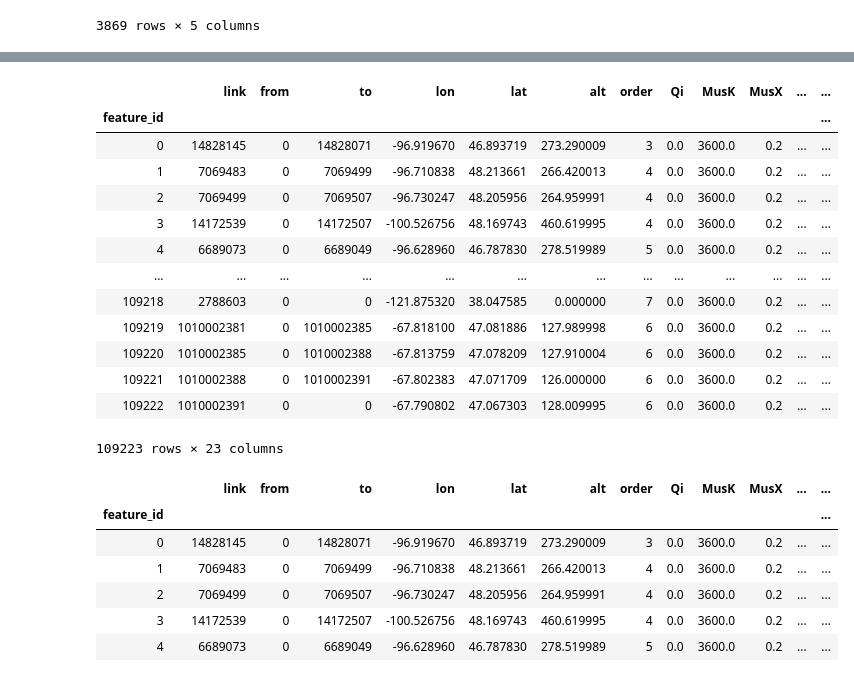
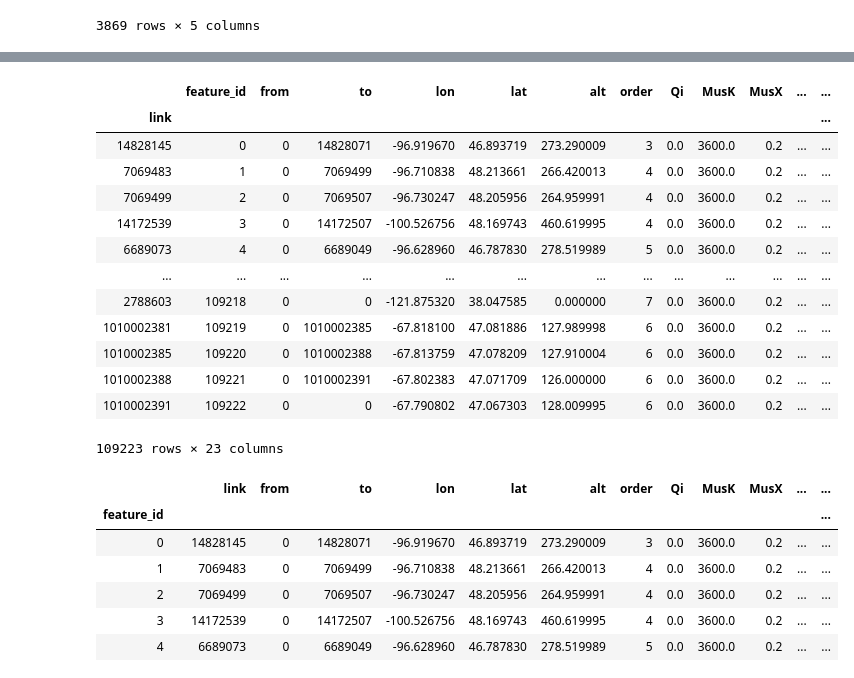
Before and after one commit to NOAA-OWP/t-route, a Jupyter notebook: src/python_routing_v02/usgs_test.ipynb, the cells around one changed output, grey strips where cells are left out. Cells and saved outputs as stored; diff of their text form; code cells hidden in the pictures.

```diff
--- a/src/python_routing_v02/usgs_test.ipynb
+++ b/src/python_routing_v02/usgs_test.ipynb
@@ -205,21 +222,26 @@ df2
 # %%
 ds = xr.open_dataset("/home/APD/inland_hydraulics/wrf-hydro-run/DOMAIN/routeLink_subset.nc")
 df3 = ds.to_dataframe()
+df3.sort_values('link')
+df3 = df3.reset_index()
+df3.index = df3.index.set_names(['position'])
+df3 = df3.set_index(['link'])
 df3
+# df.index = df.index.set_names(['foo'])
 # %% [output]
-|  | link | from | to | lon | lat | alt | order | Qi | MusK | MusX | ... | ... |
-| feature_id |  |  |  |  |  |  |  |  |  |  |  | ... |
-| 0 | 14828145 | 0 | 14828071 | -96.919670 | 46.893719 | 273.290009 | 3 | 0.0 | 3600.0 | 0.2 | ... | ... |
-| 1 | 7069483 | 0 | 7069499 | -96.710838 | 48.213661 | 266.420013 | 4 | 0.0 | 3600.0 | 0.2 | ... | ... |
-| 2 | 7069499 | 0 | 7069507 | -96.730247 | 48.205956 | 264.959991 | 4 | 0.0 | 3600.0 | 0.2 | ... | ... |
-| 3 | 14172539 | 0 | 14172507 | -100.526756 | 48.169743 | 460.619995 | 4 | 0.0 | 3600.0 | 0.2 | ... | ... |
-| 4 | 6689073 | 0 | 6689049 | -96.628960 | 46.787830 | 278.519989 | 5 | 0.0 | 3600.0 | 0.2 | ... | ... |
+|  | feature_id | from | to | lon | lat | alt | order | Qi | MusK | MusX | ... | ... |
+| link |  |  |  |  |  |  |  |  |  |  |  | ... |
+| 14828145 | 0 | 0 | 14828071 | -96.919670 | 46.893719 | 273.290009 | 3 | 0.0 | 3600.0 | 0.2 | ... | ... |
+| 7069483 | 1 | 0 | 7069499 | -96.710838 | 48.213661 | 266.420013 | 4 | 0.0 | 3600.0 | 0.2 | ... | ... |
+| 7069499 | 2 | 0 | 7069507 | -96.730247 | 48.205956 | 264.959991 | 4 | 0.0 | 3600.0 | 0.2 | ... | ... |
+| 14172539 | 3 | 0 | 14172507 | -100.526756 | 48.169743 | 460.619995 | 4 | 0.0 | 3600.0 | 0.2 | ... | ... |
+| 6689073 | 4 | 0 | 6689049 | -96.628960 | 46.787830 | 278.519989 | 5 | 0.0 | 3600.0 | 0.2 | ... | ... |
 | ... | ... | ... | ... | ... | ... | ... | ... | ... | ... | ... | ... | ... |
-| 109218 | 2788603 | 0 | 0 | -121.875320 | 38.047585 | 0.000000 | 7 | 0.0 | 3600.0 | 0.2 | ... | ... |
-| 109219 | 1010002381 | 0 | 1010002385 | -67.818100 | 47.081886 | 127.989998 | 6 | 0.0 | 3600.0 | 0.2 | ... | ... |
-| 109220 | 1010002385 | 0 | 1010002388 | -67.813759 | 47.078209 | 127.910004 | 6 | 0.0 | 3600.0 | 0.2 | ... | ... |
-| 109221 | 1010002388 | 0 | 1010002391 | -67.802383 | 47.071709 | 126.000000 | 6 | 0.0 | 3600.0 | 0.2 | ... | ... |
-| 109222 | 1010002391 | 0 | 0 | -67.790802 | 47.067303 | 128.009995 | 6 | 0.0 | 3600.0 | 0.2 | ... | ... |
+| 2788603 | 109218 | 0 | 0 | -121.875320 | 38.047585 | 0.000000 | 7 | 0.0 | 3600.0 | 0.2 | ... | ... |
+| 1010002381 | 109219 | 0 | 1010002385 | -67.818100 | 47.081886 | 127.989998 | 6 | 0.0 | 3600.0 | 0.2 | ... | ... |
+| 1010002385 | 109220 | 0 | 1010002388 | -67.813759 | 47.078209 | 127.910004 | 6 | 0.0 | 3600.0 | 0.2 | ... | ... |
+| 1010002388 | 109221 | 0 | 1010002391 | -67.802383 | 47.071709 | 126.000000 | 6 | 0.0 | 3600.0 | 0.2 | ... | ... |
+| 1010002391 | 109222 | 0 | 0 | -67.790802 | 47.067303 | 128.009995 | 6 | 0.0 | 3600.0 | 0.2 | ... | ... |
 109223 rows × 23 columns
 # %%
 ds = xr.open_dataset("/home/APD/inland_hydraulics/wrf-hydro-run/DOMAIN/RouteLink.nc")
```
Also changed, not shown: parts of 10 cells of this notebook, 1 other file.
